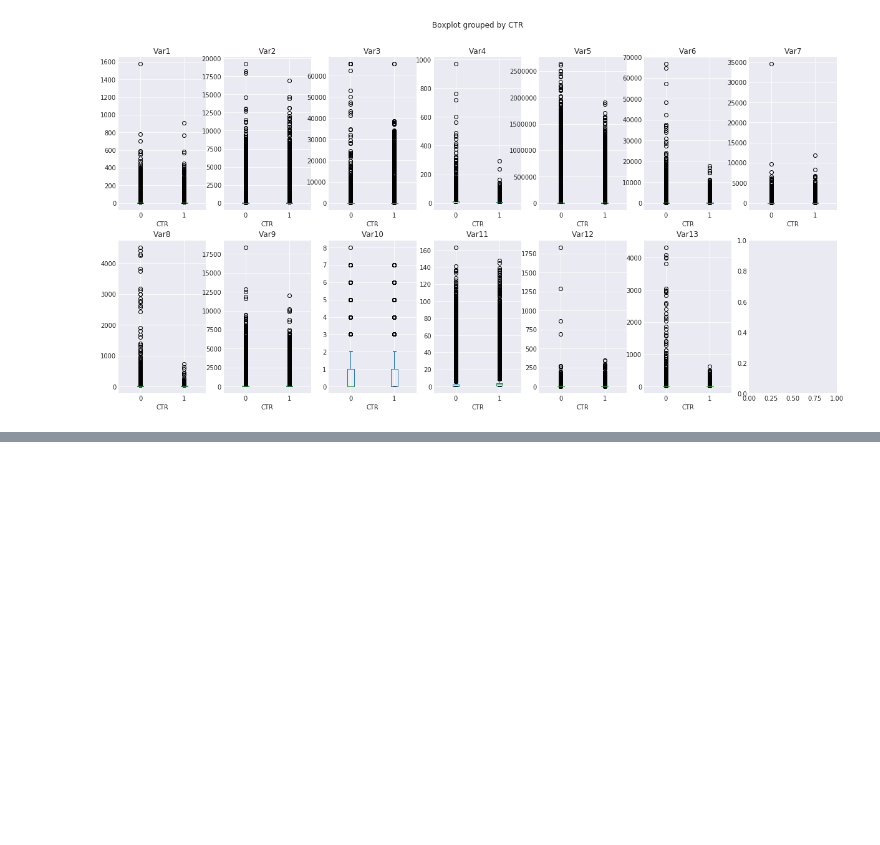
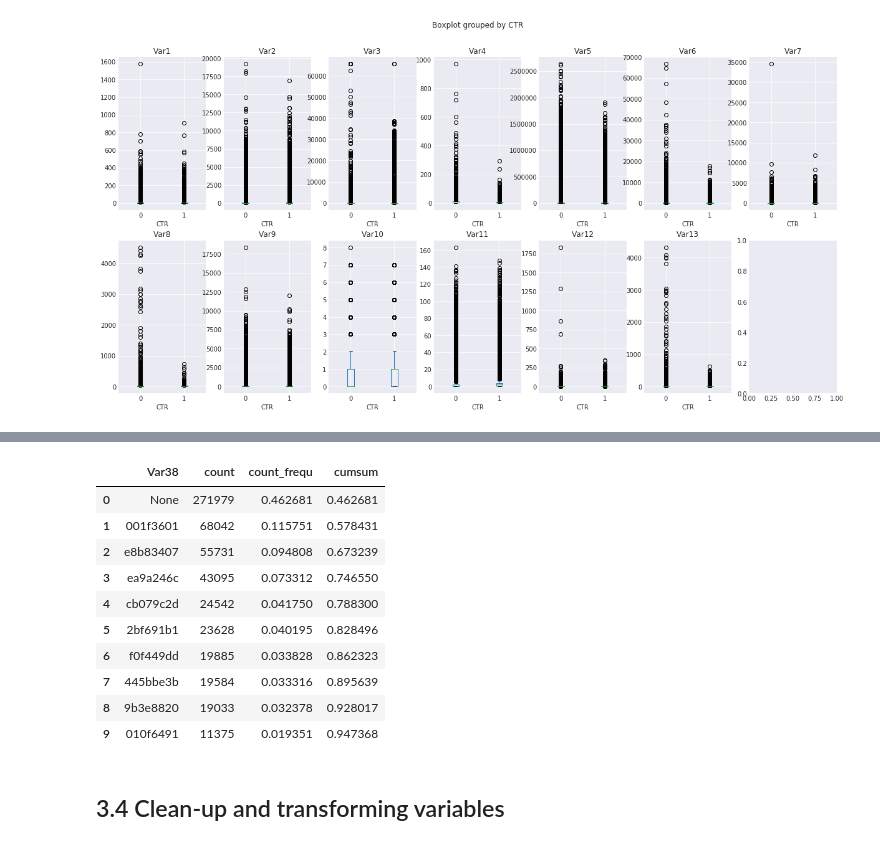
Before and after one commit to vnagapudi/W261_Final_Project, a Jupyter notebook: preliminaryEDA_DRAFT.ipynb, the cells around one changed output, grey strips where cells are left out. Drawn from its saved outputs; the diff is of its cells as text; code cells hidden in the pictures; blank space fills up the shorter version.

Commit message:
Adding categorical features EDA and more writing on numerical variables

```diff
--- a/preliminaryEDA_DRAFT.ipynb
+++ b/preliminaryEDA_DRAFT.ipynb
@@ -524,3 +596,19 @@ distinct_df.sort_values(by='count_distinct', ascending=False)
+# %%
+blahtest = tempdf.where(tempdf.cumsum<0.95).toPandas()
+# %%
+blahtest
+# %% [output]
+|  | Var38 | count | count_frequ | cumsum |
+| 0 | None | 271979 | 0.462681 | 0.462681 |
+| 1 | 001f3601 | 68042 | 0.115751 | 0.578431 |
+| 2 | e8b83407 | 55731 | 0.094808 | 0.673239 |
+| 3 | ea9a246c | 43095 | 0.073312 | 0.746550 |
+| 4 | cb079c2d | 24542 | 0.041750 | 0.788300 |
+| 5 | 2bf691b1 | 23628 | 0.040195 | 0.828496 |
+| 6 | f0f449dd | 19885 | 0.033828 | 0.862323 |
+| 7 | 445bbe3b | 19584 | 0.033316 | 0.895639 |
+| 8 | 9b3e8820 | 19033 | 0.032378 | 0.928017 |
+| 9 | 010f6491 | 11375 | 0.019351 | 0.947368 |
 # %%
 # cumulative summation:
 # Action items from here: take the top features
@@ -531,0 +618,2 @@ distinct_df.sort_values(by='count_distinct', ascending=False)
+# %% [markdown]
+## 3.4 Clean-up and transforming variables
```
Also changed, not shown: parts of 20 cells of this notebook.
